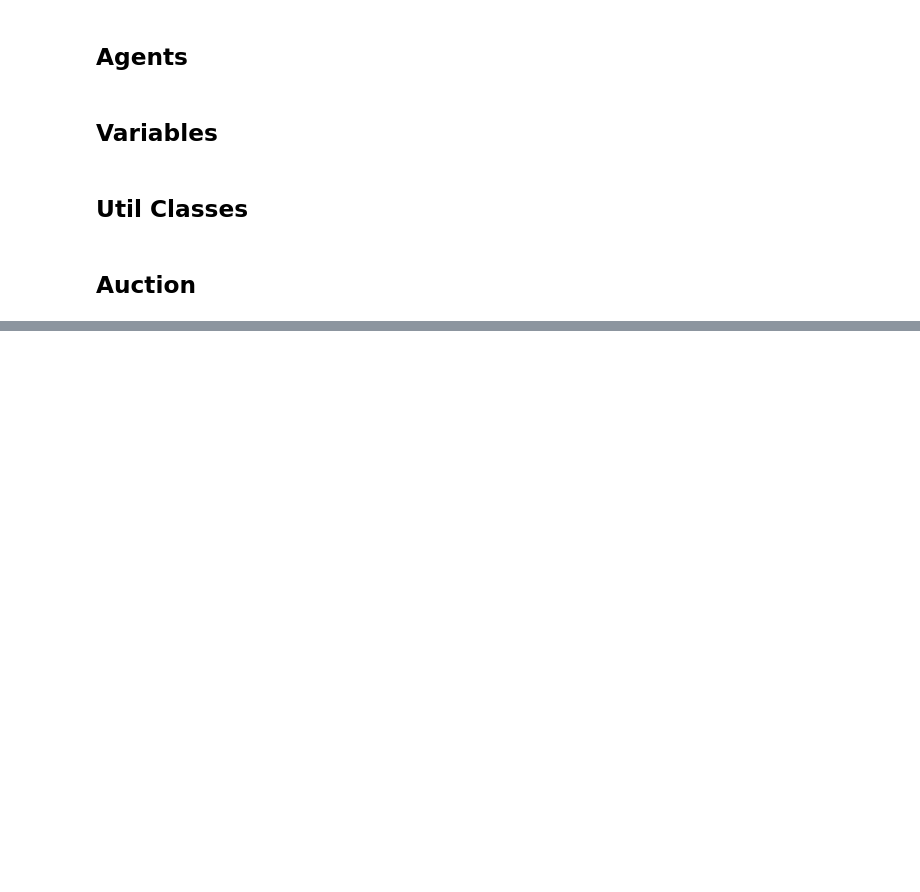
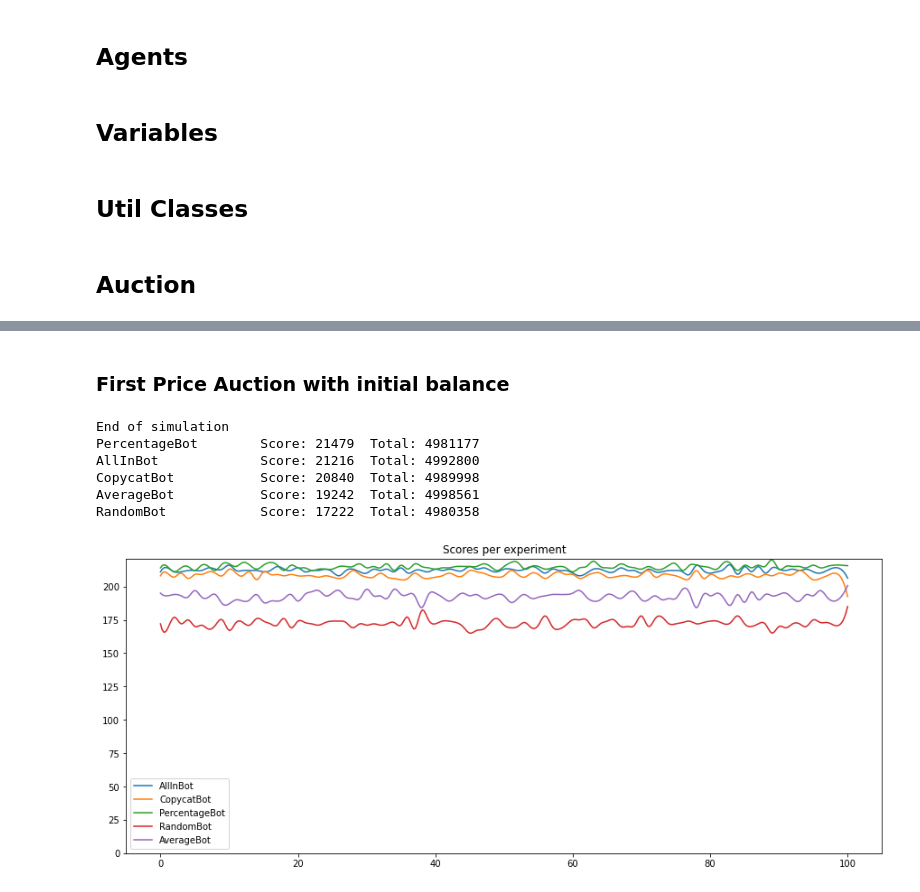
Before and after one commit to chriskrez/MultiagentSystems, a Jupyter notebook: agents.ipynb, the cells around one changed output, grey strips where cells are left out. Saved outputs shown, nothing was run; the diff lists cells and outputs as text; code cells hidden in the pictures; blank space fills up the shorter version.

```diff
--- a/agents.ipynb
+++ b/agents.ipynb
@@ -297,0 +319,13 @@ def plot_experiments(bots, experiments, scores):
+# %% [markdown]
+### First Price Auction with initial balance
+# %%
+scores, totals = simulate(experiments, rounds, bal_per_round=0, init_balance=50000)
+plot_experiments(bot_list, experiments, scores)
+# %% [output]
+End of simulation
+PercentageBot        Score: 21479  Total: 4981177
+AllInBot             Score: 21216  Total: 4992800
+CopycatBot           Score: 20840  Total: 4989998
+AverageBot           Score: 19242  Total: 4998561
+RandomBot            Score: 17222  Total: 4980358
+[figure, added]
```
Also changed, not shown: parts of 14 cells of this notebook.
